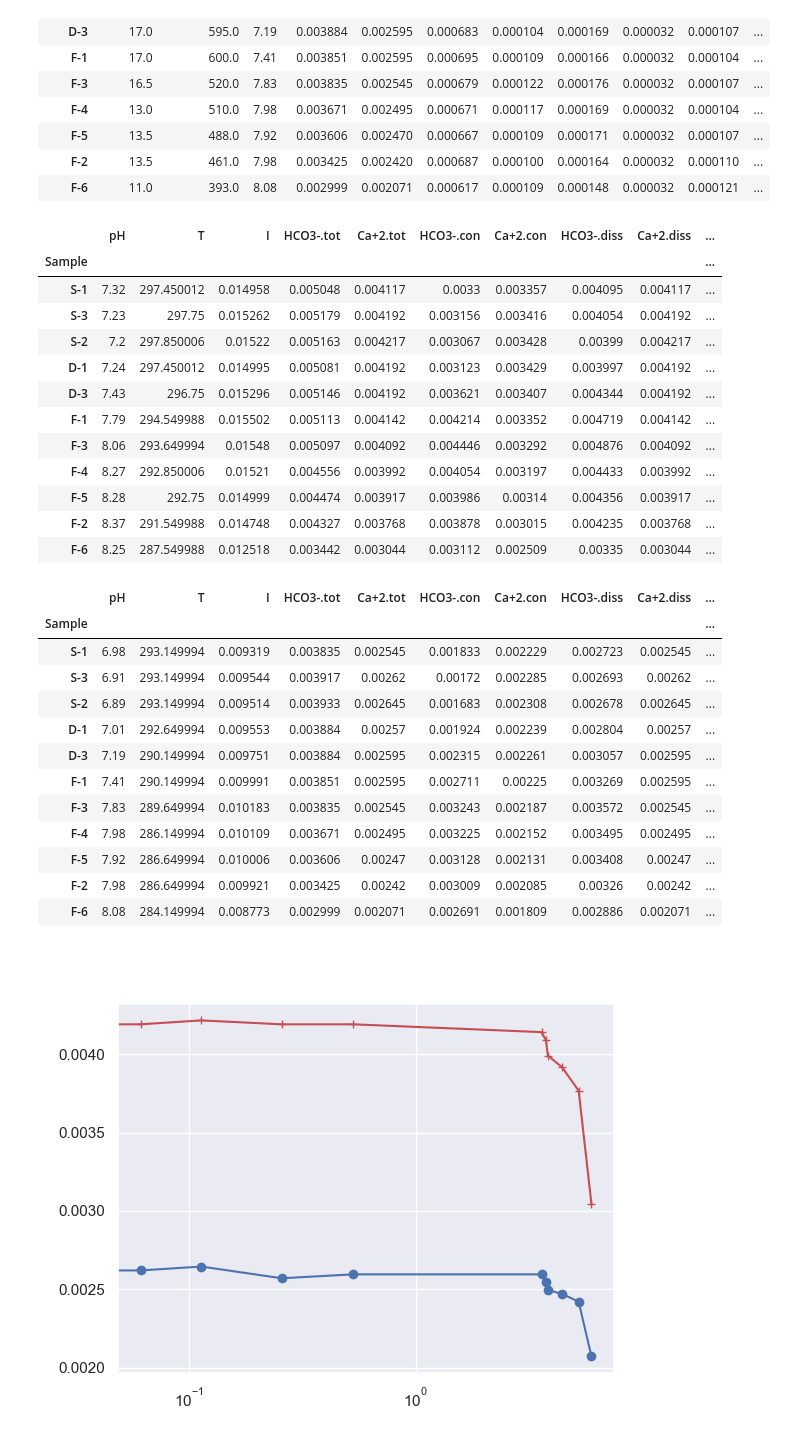
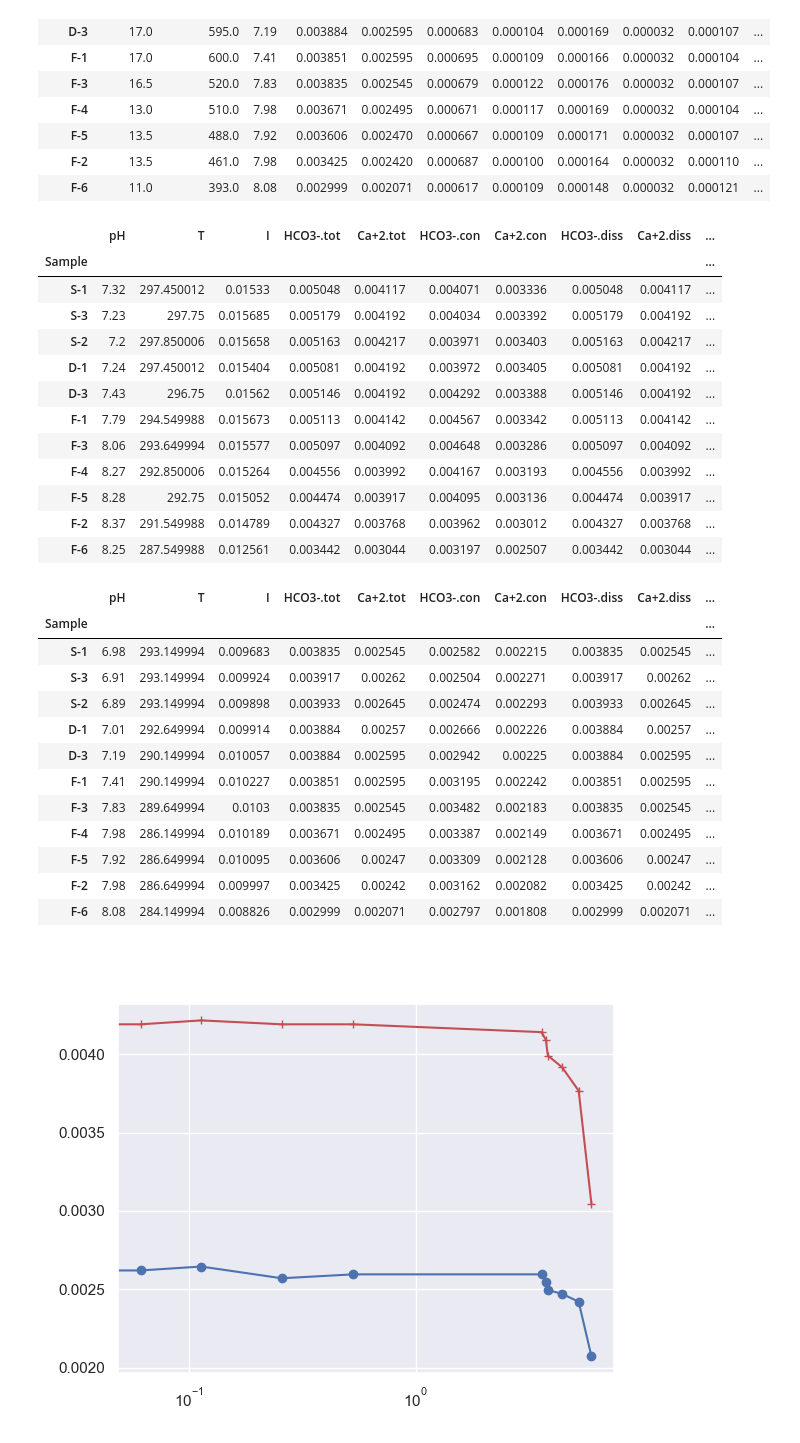
Before and after one commit to theim101/oit_chemistry_for_earth_sciences, a Jupyter notebook: chemistry_book/content/week 4.2/Week 4.2_Assignment_Lorah_and_Herman/Lorah&Herman_Travertine_Tutorial.ipynb, the cells around one changed output. Drawn from its saved outputs; the diff is of its cells as text; code cells hidden in the pictures.

```diff
--- a/chemistry_book/content/week 4.2/Week 4.2_Assignment_Lorah_and_Herman/Lorah&Herman_Travertine_Tutorial.ipynb
+++ b/chemistry_book/content/week 4.2/Week 4.2_Assignment_Lorah_and_Herman/Lorah&Herman_Travertine_Tutorial.ipynb
@@ -219,7 +219,7 @@ Orchestra makes use of a phase hierarchy to maintain the mass-balance. This phas
 # Define lists for inputs and outputs from pyOrchestra
 inputs = [
     'pH', 'HCO3-.tot', 'Ca+2.tot', 'Mg+2.tot', 'Na+.tot', 'K+.tot', 'F-.tot', 'Cl-.tot', 'SO4-2.tot',
-    'T', 'watervolume', 'gasvolume',
+    'T', 'watervolume', 'gasvolume_fixed',
     'fixed_logact_CO2', 'deltaSIcalcite'
 ]
 
@@ -509,7 +509,7 @@ IN2 = IN1
 
 # set default watervolume and gasvolume
 IN2[0][np.where(InVars2 == 'watervolume')] = 1.0 # per liter
-IN2[0][np.where(InVars2 == 'gasvolume')] = 0.0 # no gas
+IN2[0][np.where(InVars2 == 'gasvolume_fixed')] = 0.0 # no gas
 
 # Set the initial amounts of the master species to sample S-1
 IN2[0][:-5] = df_data.loc['S-1', InVars2[:-5]].values
@@ -692,45 +692,45 @@ OrchInput_1984 = pd.DataFrame(columns=InVars1, index=df_data_1984.index)
 
 
 # set default watervolume and gasvolume
 IN1[0][np.where(InVars1 == 'watervolume')] = 1.0 # per liter
-IN1[0][np.where(InVars1 == 'gasvolume')] = 0.0 # no gas
+IN1[0][np.where(InVars1 == 'gasvolume_fixed')] = 0.0 # no gas
 IN1[0][np.where(InVars1 == 'fixed_logact_CO2')] = 0.0 # not used for this calculation
 IN1[0][np.where(InVars1 == 'deltaSIcalcite')] = 0.0 # not used for this calculation
 
 # loop over available samplesCa_Range
 # we use a counter ii in order to store the results
 for sample in df_data_1984.index:
     # set InVars
     # please note InVars was initialized assuming the same frequency as
     # Lorah and Herman.
 
     # please note, we fill until -2, watervolume and gasvolume have already
     # been defined above. Please note we use "Orchestra" notation
     IN1[0][:-4] = df_data_1984.loc[sample, InVars1[:-4]].values
 
     # run ORCHESTRA
     OUT = pO1.set_and_calculate(IN1)
 
     OrchInput_1984.loc[sample] = IN1[0]
     Res_Simulation_1984.loc[sample] = OUT[0]
 
 table_mdini = Res_Simulation_1984[Res_List].to_markdown(floatfmt='.4e')
 # display(Markdown(table_mdini))
 Res_Simulation_1984[Res_List]
 # %% [output]
 |  | pH | T | I | HCO3-.tot | Ca+2.tot | HCO3-.con | Ca+2.con | HCO3-.diss | Ca+2.diss | ... |
 | Sample |  |  |  |  |  |  |  |  |  | ... |
-| S-1 | 7.32 | 297.450012 | 0.014958 | 0.005048 | 0.004117 | 0.0033 | 0.003357 | 0.004095 | 0.004117 | ... |
-| S-3 | 7.23 | 297.75 | 0.015262 | 0.005179 | 0.004192 | 0.003156 | 0.003416 | 0.004054 | 0.004192 | ... |
-| S-2 | 7.2 | 297.850006 | 0.01522 | 0.005163 | 0.004217 | 0.003067 | 0.003428 | 0.00399 | 0.004217 | ... |
-| D-1 | 7.24 | 297.450012 | 0.014995 | 0.005081 | 0.004192 | 0.003123 | 0.003429 | 0.003997 | 0.004192 | ... |
-| D-3 | 7.43 | 296.75 | 0.015296 | 0.005146 | 0.004192 | 0.003621 | 0.003407 | 0.004344 | 0.004192 | ... |
-| F-1 | 7.79 | 294.549988 | 0.015502 | 0.005113 | 0.004142 | 0.004214 | 0.003352 | 0.004719 | 0.004142 | ... |
-| F-3 | 8.06 | 293.649994 | 0.01548 | 0.005097 | 0.004092 | 0.004446 | 0.003292 | 0.004876 | 0.004092 | ... |
-| F-4 | 8.27 | 292.850006 | 0.01521 | 0.004556 | 0.003992 | 0.004054 | 0.003197 | 0.004433 | 0.003992 | ... |
-| F-5 | 8.28 | 292.75 | 0.014999 | 0.004474 | 0.003917 | 0.003986 | 0.00314 | 0.004356 | 0.003917 | ... |
-| F-2 | 8.37 | 291.549988 | 0.014748 | 0.004327 | 0.003768 | 0.003878 | 0.003015 | 0.004235 | 0.003768 | ... |
-| F-6 | 8.25 | 287.549988 | 0.012518 | 0.003442 | 0.003044 | 0.003112 | 0.002509 | 0.00335 | 0.003044 | ... |
+| S-1 | 7.32 | 297.450012 | 0.01533 | 0.005048 | 0.004117 | 0.004071 | 0.003336 | 0.005048 | 0.004117 | ... |
+| S-3 | 7.23 | 297.75 | 0.015685 | 0.005179 | 0.004192 | 0.004034 | 0.003392 | 0.005179 | 0.004192 | ... |
+| S-2 | 7.2 | 297.850006 | 0.015658 | 0.005163 | 0.004217 | 0.003971 | 0.003403 | 0.005163 | 0.004217 | ... |
+| D-1 | 7.24 | 297.450012 | 0.015404 | 0.005081 | 0.004192 | 0.003972 | 0.003405 | 0.005081 | 0.004192 | ... |
+| D-3 | 7.43 | 296.75 | 0.01562 | 0.005146 | 0.004192 | 0.004292 | 0.003388 | 0.005146 | 0.004192 | ... |
+| F-1 | 7.79 | 294.549988 | 0.015673 | 0.005113 | 0.004142 | 0.004567 | 0.003342 | 0.005113 | 0.004142 | ... |
+| F-3 | 8.06 | 293.649994 | 0.015577 | 0.005097 | 0.004092 | 0.004648 | 0.003286 | 0.005097 | 0.004092 | ... |
+| F-4 | 8.27 | 292.850006 | 0.015264 | 0.004556 | 0.003992 | 0.004167 | 0.003193 | 0.004556 | 0.003992 | ... |
+| F-5 | 8.28 | 292.75 | 0.015052 | 0.004474 | 0.003917 | 0.004095 | 0.003136 | 0.004474 | 0.003917 | ... |
+| F-2 | 8.37 | 291.549988 | 0.014789 | 0.004327 | 0.003768 | 0.003962 | 0.003012 | 0.004327 | 0.003768 | ... |
+| F-6 | 8.25 | 287.549988 | 0.012561 | 0.003442 | 0.003044 | 0.003197 | 0.002507 | 0.003442 | 0.003044 | ... |
 # %%
 # %%
 # All 1985 data
@@ -741,7 +741,7 @@ OrchInput_1985 = pd.DataFrame(columns=InVars1, index=df_data_1985.index)
 
 # set default watervolume and gasvolume
 IN1[0][np.where(InVars1 == 'watervolume')] = 1.0 # per liter
-IN1[0][np.where(InVars1 == 'gasvolume')] = 0.0 # no gas
+IN1[0][np.where(InVars1 == 'gasvolume_fixed')] = 0.0 # no gas
 IN1[0][np.where(InVars1 == 'fixed_logact_CO2')] = 0.0 # not used for this calculation
 IN1[0][np.where(InVars1 == 'deltaSIcalcite')] = 0.0 # not used for this calculation
 
@@ -768,17 +768,17 @@ Res_Simulation_1985[Res_List]
 # %% [output]
 |  | pH | T | I | HCO3-.tot | Ca+2.tot | HCO3-.con | Ca+2.con | HCO3-.diss | Ca+2.diss | ... |
 | Sample |  |  |  |  |  |  |  |  |  | ... |
-| S-1 | 6.98 | 293.149994 | 0.009319 | 0.003835 | 0.002545 | 0.001833 | 0.002229 | 0.002723 | 0.002545 | ... |
-| S-3 | 6.91 | 293.149994 | 0.009544 | 0.003917 | 0.00262 | 0.00172 | 0.002285 | 0.002693 | 0.00262 | ... |
-| S-2 | 6.89 | 293.149994 | 0.009514 | 0.003933 | 0.002645 | 0.001683 | 0.002308 | 0.002678 | 0.002645 | ... |
-| D-1 | 7.01 | 292.649994 | 0.009553 | 0.003884 | 0.00257 | 0.001924 | 0.002239 | 0.002804 | 0.00257 | ... |
-| D-3 | 7.19 | 290.149994 | 0.009751 | 0.003884 | 0.002595 | 0.002315 | 0.002261 | 0.003057 | 0.002595 | ... |
-| F-1 | 7.41 | 290.149994 | 0.009991 | 0.003851 | 0.002595 | 0.002711 | 0.00225 | 0.003269 | 0.002595 | ... |
-| F-3 | 7.83 | 289.649994 | 0.010183 | 0.003835 | 0.002545 | 0.003243 | 0.002187 | 0.003572 | 0.002545 | ... |
-| F-4 | 7.98 | 286.149994 | 0.010109 | 0.003671 | 0.002495 | 0.003225 | 0.002152 | 0.003495 | 0.002495 | ... |
-| F-5 | 7.92 | 286.649994 | 0.010006 | 0.003606 | 0.00247 | 0.003128 | 0.002131 | 0.003408 | 0.00247 | ... |
-| F-2 | 7.98 | 286.649994 | 0.009921 | 0.003425 | 0.00242 | 0.003009 | 0.002085 | 0.00326 | 0.00242 | ... |
-| F-6 | 8.08 | 284.149994 | 0.008773 | 0.002999 | 0.002071 | 0.002691 | 0.001809 | 0.002886 | 0.002071 | ... |
+| S-1 | 6.98 | 293.149994 | 0.009683 | 0.003835 | 0.002545 | 0.002582 | 0.002215 | 0.003835 | 0.002545 | ... |
+| S-3 | 6.91 | 293.149994 | 0.009924 | 0.003917 | 0.00262 | 0.002504 | 0.002271 | 0.003917 | 0.00262 | ... |
+| S-2 | 6.89 | 293.149994 | 0.009898 | 0.003933 | 0.002645 | 0.002474 | 0.002293 | 0.003933 | 0.002645 | ... |
+| D-1 | 7.01 | 292.649994 | 0.009914 | 0.003884 | 0.00257 | 0.002666 | 0.002226 | 0.003884 | 0.00257 | ... |
+| D-3 | 7.19 | 290.149994 | 0.010057 | 0.003884 | 0.002595 | 0.002942 | 0.00225 | 0.003884 | 0.002595 | ... |
+| F-1 | 7.41 | 290.149994 | 0.010227 | 0.003851 | 0.002595 | 0.003195 | 0.002242 | 0.003851 | 0.002595 | ... |
+| F-3 | 7.83 | 289.649994 | 0.0103 | 0.003835 | 0.002545 | 0.003482 | 0.002183 | 0.003835 | 0.002545 | ... |
+| F-4 | 7.98 | 286.149994 | 0.010189 | 0.003671 | 0.002495 | 0.003387 | 0.002149 | 0.003671 | 0.002495 | ... |
+| F-5 | 7.92 | 286.649994 | 0.010095 | 0.003606 | 0.00247 | 0.003309 | 0.002128 | 0.003606 | 0.00247 | ... |
+| F-2 | 7.98 | 286.649994 | 0.009997 | 0.003425 | 0.00242 | 0.003162 | 0.002082 | 0.003425 | 0.00242 | ... |
+| F-6 | 8.08 | 284.149994 | 0.008826 | 0.002999 | 0.002071 | 0.002797 | 0.001808 | 0.002999 | 0.002071 | ... |
 # %%
 fig,ax = plt.subplots()
 ax.plot(df_coord.loc[Res_Simulation_1984.index,'distance'], Res_Simulation_1984['Ca+2.tot'],'r+-')
```
Also changed, not shown: parts of 10 cells of this notebook, 4 other files.
